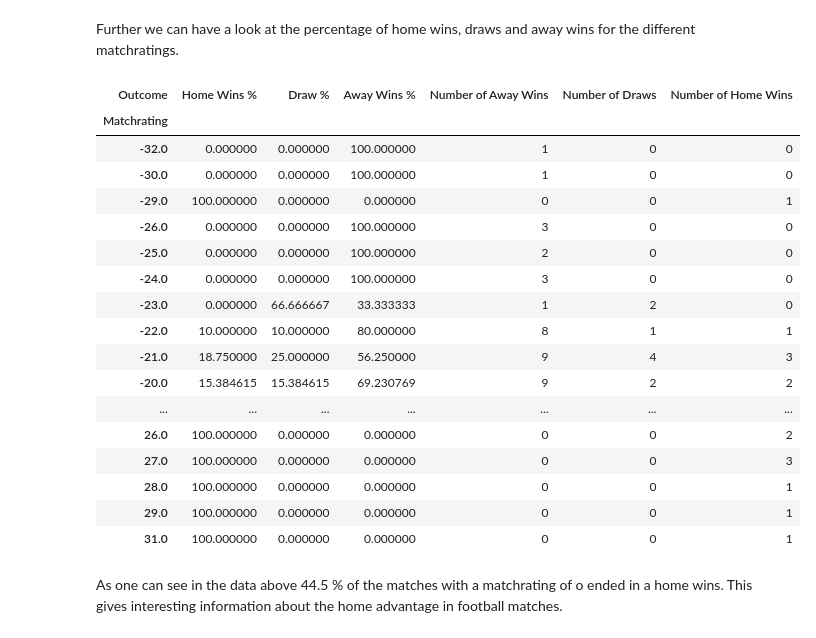
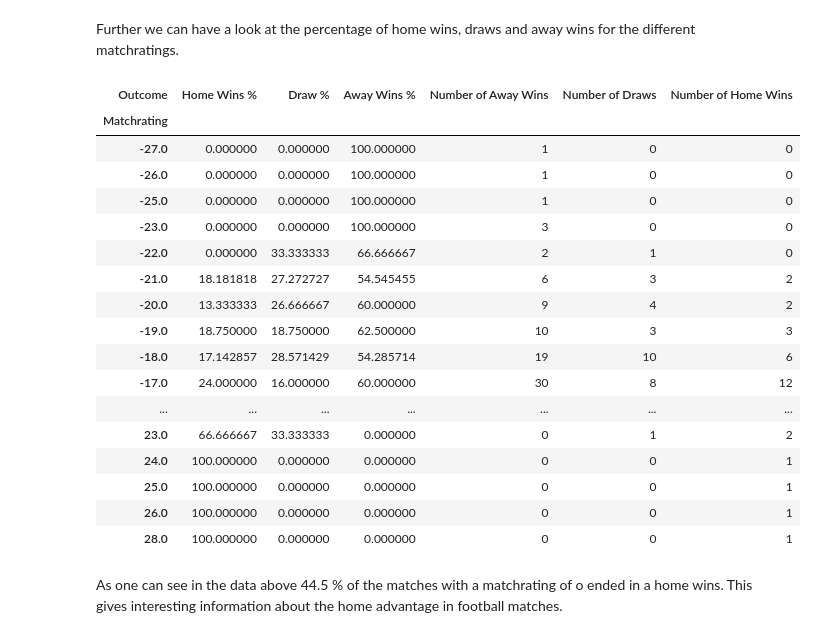
Before and after one commit to heiken1108/Match-Predictor, a Jupyter notebook: notebooks/3. Simple Match Rating.ipynb, the cells around one changed output. Saved outputs shown, nothing was run; the diff lists cells and outputs as text; code cells hidden in the pictures.

```diff
--- a/notebooks/3. Simple Match Rating.ipynb
+++ b/notebooks/3. Simple Match Rating.ipynb
@@ -47,7 +52,7 @@ data
 # %%
 # cleaned data
-clean_data = util.get_cleaned_data(data)
-clean_data
+data = util.get_cleaned_data(data)
+data
 # %% [output]
 A value is trying to be set on a copy of a slice from a DataFrame
 
@@ -118,0 +85,3 @@ Skipped 51 matches due to insufficient previous matches.
+# %%
+data = util.generate_matchrating_for_each_season_and_league(data)
+data
@@ -140,28 +140,28 @@ util.plot_histogram(
 # %% [markdown]
 Further we can have a look at the percentage of home wins, draws and away wins for the different matchratings.
 # %%
-outcome_percentages = util.calculate_outcome_percentages(data_matchrating)
+outcome_percentages = util.calculate_outcome_percentages(data)
 
 # Display the resulting DataFrame
 outcome_percentages
 # %% [output]
 | Outcome | Home Wins % | Draw % | Away Wins % | Number of Away Wins | Number of Draws | Number of Home Wins |
 | Matchrating |  |  |  |  |  |  |
-| -32.0 | 0.000000 | 0.000000 | 100.000000 | 1 | 0 | 0 |
-| -30.0 | 0.000000 | 0.000000 | 100.000000 | 1 | 0 | 0 |
-| -29.0 | 100.000000 | 0.000000 | 0.000000 | 0 | 0 | 1 |
-| -26.0 | 0.000000 | 0.000000 | 100.000000 | 3 | 0 | 0 |
-| -25.0 | 0.000000 | 0.000000 | 100.000000 | 2 | 0 | 0 |
-| -24.0 | 0.000000 | 0.000000 | 100.000000 | 3 | 0 | 0 |
-| -23.0 | 0.000000 | 66.666667 | 33.333333 | 1 | 2 | 0 |
-| -22.0 | 10.000000 | 10.000000 | 80.000000 | 8 | 1 | 1 |
-| -21.0 | 18.750000 | 25.000000 | 56.250000 | 9 | 4 | 3 |
-| -20.0 | 15.384615 | 15.384615 | 69.230769 | 9 | 2 | 2 |
+| -27.0 | 0.000000 | 0.000000 | 100.000000 | 1 | 0 | 0 |
+| -26.0 | 0.000000 | 0.000000 | 100.000000 | 1 | 0 | 0 |
+| -25.0 | 0.000000 | 0.000000 | 100.000000 | 1 | 0 | 0 |
+| -23.0 | 0.000000 | 0.000000 | 100.000000 | 3 | 0 | 0 |
+| -22.0 | 0.000000 | 33.333333 | 66.666667 | 2 | 1 | 0 |
+| -21.0 | 18.181818 | 27.272727 | 54.545455 | 6 | 3 | 2 |
+| -20.0 | 13.333333 | 26.666667 | 60.000000 | 9 | 4 | 2 |
+| -19.0 | 18.750000 | 18.750000 | 62.500000 | 10 | 3 | 3 |
+| -18.0 | 17.142857 | 28.571429 | 54.285714 | 19 | 10 | 6 |
+| -17.0 | 24.000000 | 16.000000 | 60.000000 | 30 | 8 | 12 |
 | ... | ... | ... | ... | ... | ... | ... |
-| 26.0 | 100.000000 | 0.000000 | 0.000000 | 0 | 0 | 2 |
-| 27.0 | 100.000000 | 0.000000 | 0.000000 | 0 | 0 | 3 |
+| 23.0 | 66.666667 | 33.333333 | 0.000000 | 0 | 1 | 2 |
+| 24.0 | 100.000000 | 0.000000 | 0.000000 | 0 | 0 | 1 |
+| 25.0 | 100.000000 | 0.000000 | 0.000000 | 0 | 0 | 1 |
+| 26.0 | 100.000000 | 0.000000 | 0.000000 | 0 | 0 | 1 |
 | 28.0 | 100.000000 | 0.000000 | 0.000000 | 0 | 0 | 1 |
-| 29.0 | 100.000000 | 0.000000 | 0.000000 | 0 | 0 | 1 |
-| 31.0 | 100.000000 | 0.000000 | 0.000000 | 0 | 0 | 1 |
 # %% [markdown]
 As one can see in the data above 44.5 % of the matches with a matchrating of o ended in a home wins. This gives interesting information about the home advantage in football matches.
```
Also changed, not shown: parts of 16 cells of this notebook, 8 other files.
